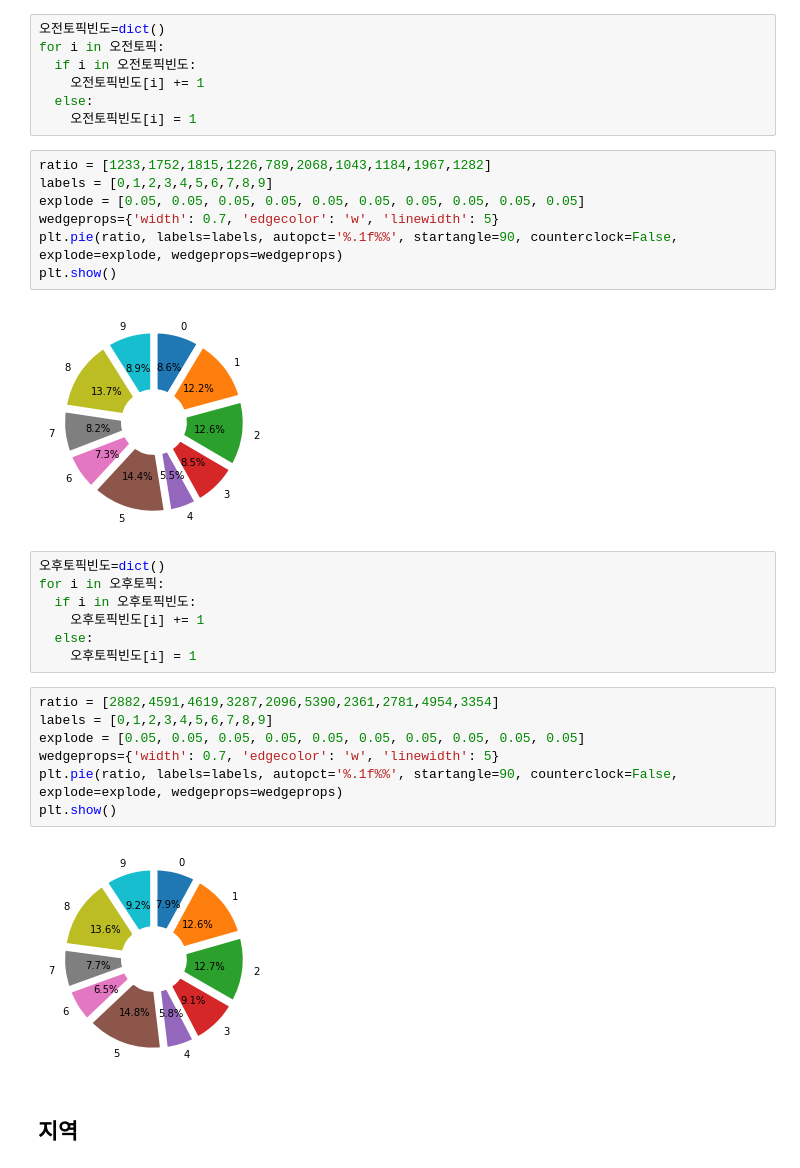
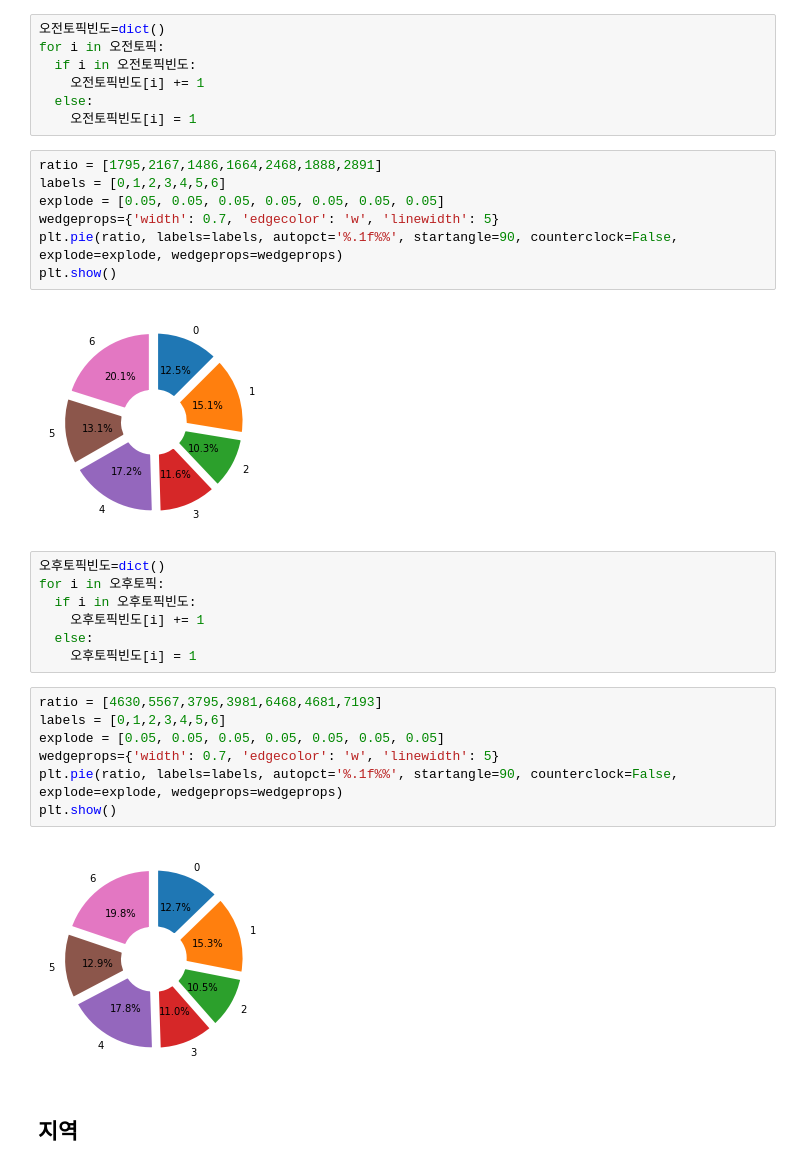
Before and after one commit to YianKim/-2021-, a Jupyter notebook: 4_데이터분석(dldks).ipynb, the cells around one changed output. Drawn from its saved outputs; the diff is of its cells as text.

```diff
--- a/4_데이터분석(dldks).ipynb
+++ b/4_데이터분석(dldks).ipynb
@@ -267,14 +265,14 @@ for i in 오전토픽:
   else:
     오전토픽빈도[i] = 1
 # %%
-ratio = [1233,1752,1815,1226,789,2068,1043,1184,1967,1282]
-labels = [0,1,2,3,4,5,6,7,8,9]
-explode = [0.05, 0.05, 0.05, 0.05, 0.05, 0.05, 0.05, 0.05, 0.05, 0.05]
+ratio = [1795,2167,1486,1664,2468,1888,2891]
+labels = [0,1,2,3,4,5,6]
+explode = [0.05, 0.05, 0.05, 0.05, 0.05, 0.05, 0.05]
 wedgeprops={'width': 0.7, 'edgecolor': 'w', 'linewidth': 5}
 plt.pie(ratio, labels=labels, autopct='%.1f%%', startangle=90, counterclock=False, explode=explode, wedgeprops=wedgeprops)
 plt.show()
 # %% [output]
-[figure, old version]
+[figure, new version]
 # %%
 오후토픽빈도=dict()
 for i in 오후토픽:
@@ -283,14 +281,14 @@ for i in 오후토픽:
   else:
     오후토픽빈도[i] = 1
 # %%
-ratio = [2882,4591,4619,3287,2096,5390,2361,2781,4954,3354]
-labels = [0,1,2,3,4,5,6,7,8,9]
-explode = [0.05, 0.05, 0.05, 0.05, 0.05, 0.05, 0.05, 0.05, 0.05, 0.05]
+ratio = [4630,5567,3795,3981,6468,4681,7193]
+labels = [0,1,2,3,4,5,6]
+explode = [0.05, 0.05, 0.05, 0.05, 0.05, 0.05, 0.05]
 wedgeprops={'width': 0.7, 'edgecolor': 'w', 'linewidth': 5}
 plt.pie(ratio, labels=labels, autopct='%.1f%%', startangle=90, counterclock=False, explode=explode, wedgeprops=wedgeprops)
 plt.show()
 # %% [output]
-[figure, old version]
+[figure, new version]
 # %% [markdown]
 ## 지역
 # %%
```
Also changed, not shown: parts of 52 cells of this notebook.
